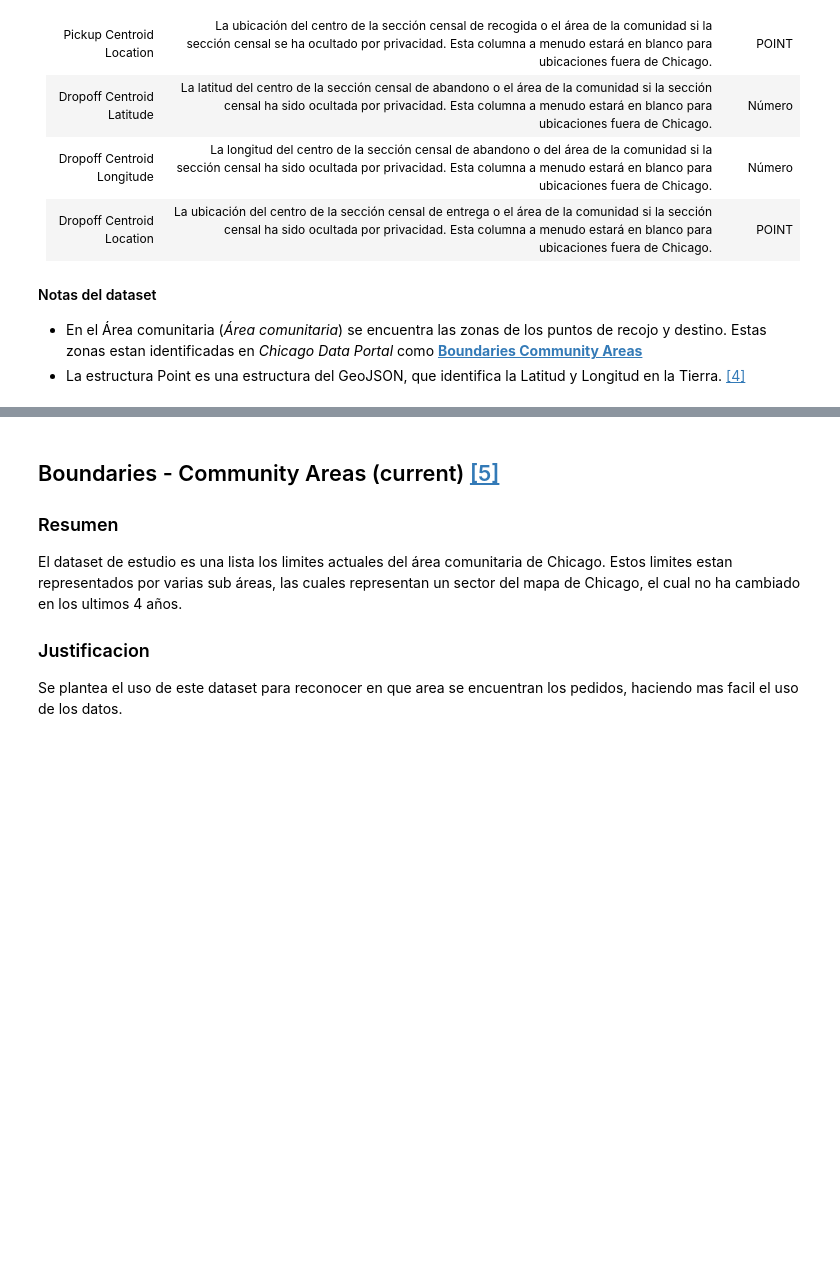
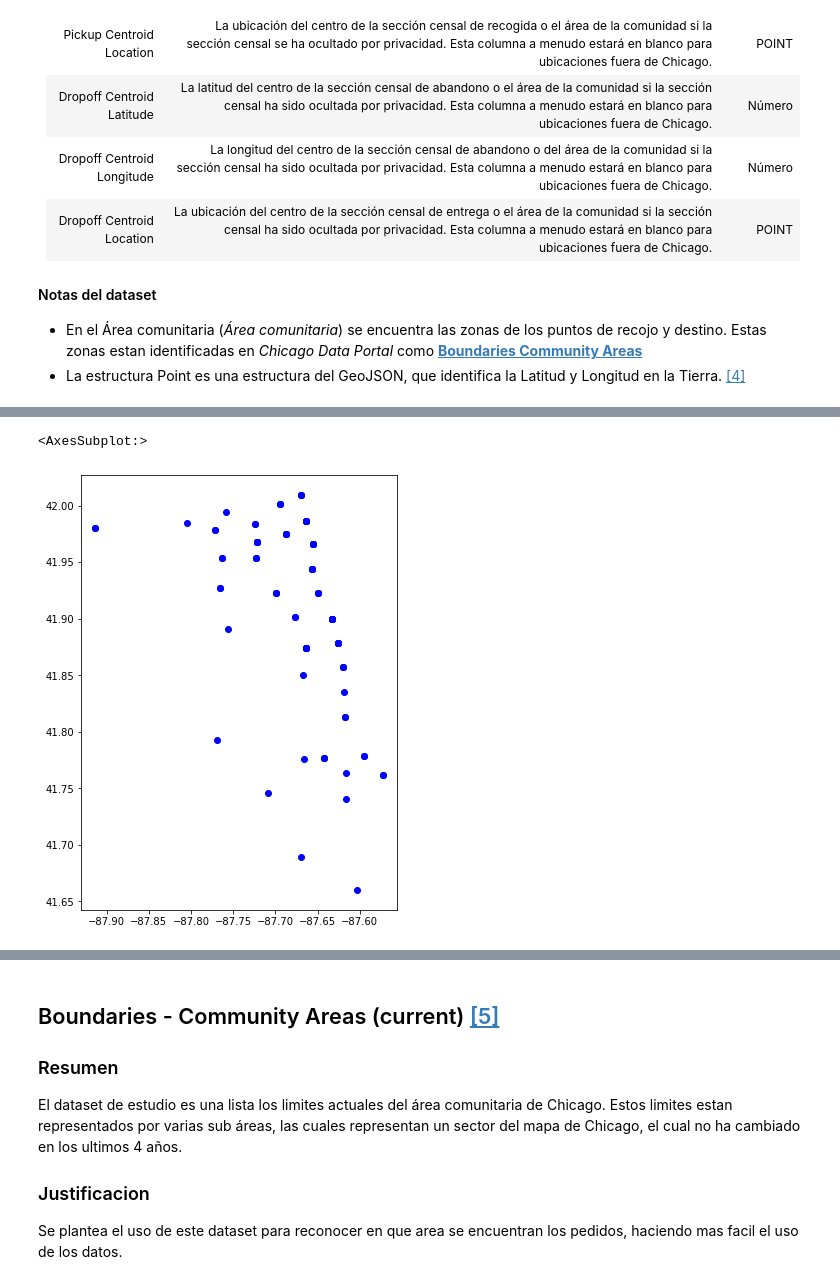
Before and after one commit to BrandPM18/taxiTripRL, a Jupyter notebook: taxi_trip_eda.ipynb, the cells around one changed output, grey strips where cells are left out. Cells and saved outputs as stored; diff of their text form; code cells hidden in the pictures; blank space fills up the shorter version.

```diff
--- a/taxi_trip_eda.ipynb
+++ b/taxi_trip_eda.ipynb
@@ -198,5 +194,4 @@ chunk_pd.isnull().sum().sort_values(ascending = False).to_dict()
  'Dropoff Centroid  Location': 0}
 # %%
-chunk_pd = chunk_pd[chunk_pd['Trip Miles'].notnull()]
-chunk_pd = chunk_pd[(chunk_pd['Dropoff Community Area'].notnull()) & (chunk_pd['Pickup Community Area'].notnull())]
+chunk = chunk[(chunk['Trip Miles'].notnull())&(chunk['Dropoff Community Area'].notnull()) & (chunk['Pickup Community Area'].notnull())]
 # %%
@@ -253,0 +243,4 @@ Read csv with dask:  0.03322863578796387 sec
+# %%
+drop_col_pick = ['Dropoff Centroid  Location','Dropoff Community Area']
+
+drop_col_drop = ['Pickup Centroid Location','Pickup Community Area']
@@ -255,0 +283,2 @@ df = dask_df.compute(scheduler='processes')
+# %%
+dropoff_points = gpd.GeoDataFrame(chunk,geometry=chunk['Dropoff Centroid  Location'].astype(str).apply(wkt.loads),crs="EPSG:4326")
@@ -255,0 +291,2 @@ df = dask_df.compute(scheduler='processes')
+# %%
+dropoff_points.drop(columns=drop_col_drop,inplace=True)
@@ -255,0 +302,6 @@ df = dask_df.compute(scheduler='processes')
+# %%
+fig, ax = plt.subplots(figsize=(12,8))
+dropoff_points[1:100].plot(ax=ax, color='b')
+# %% [output]
+<AxesSubplot:>
+[figure, added]
```
Also changed, not shown: parts of 48 cells of this notebook.
